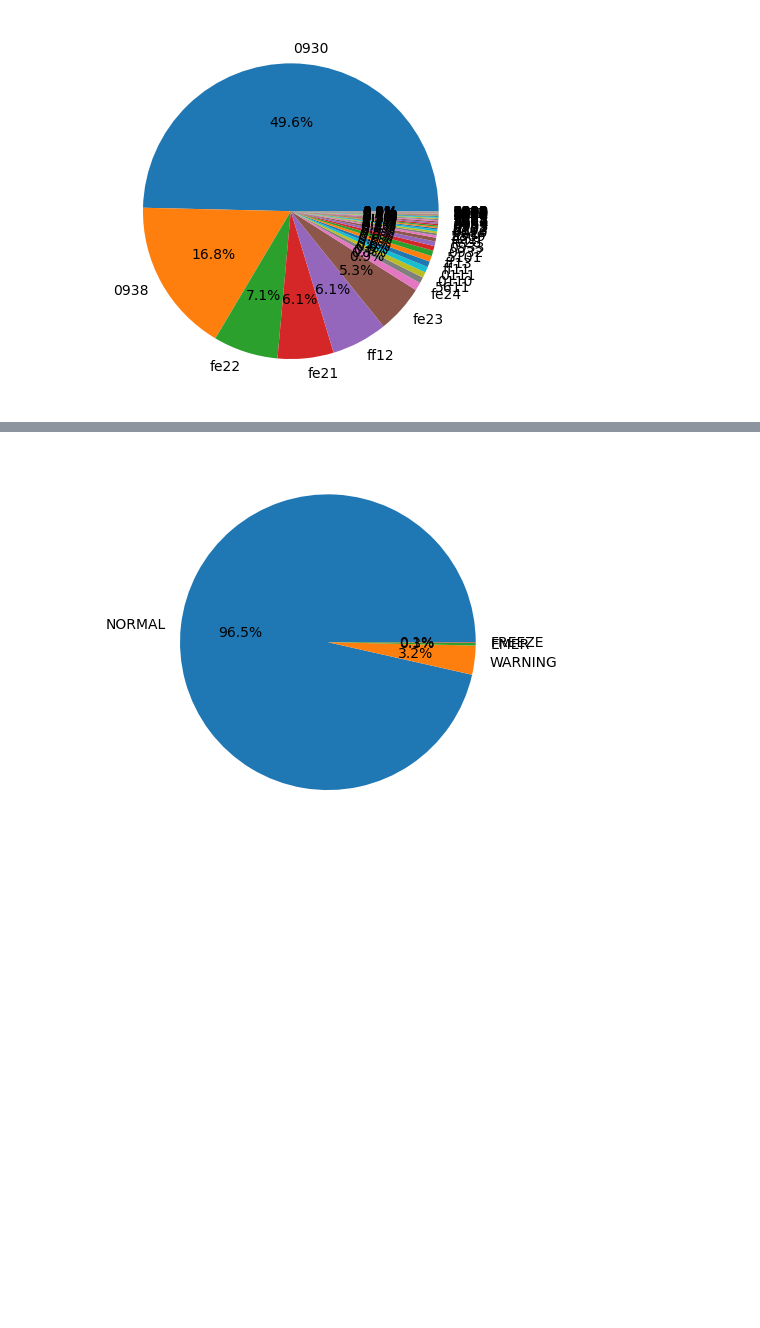
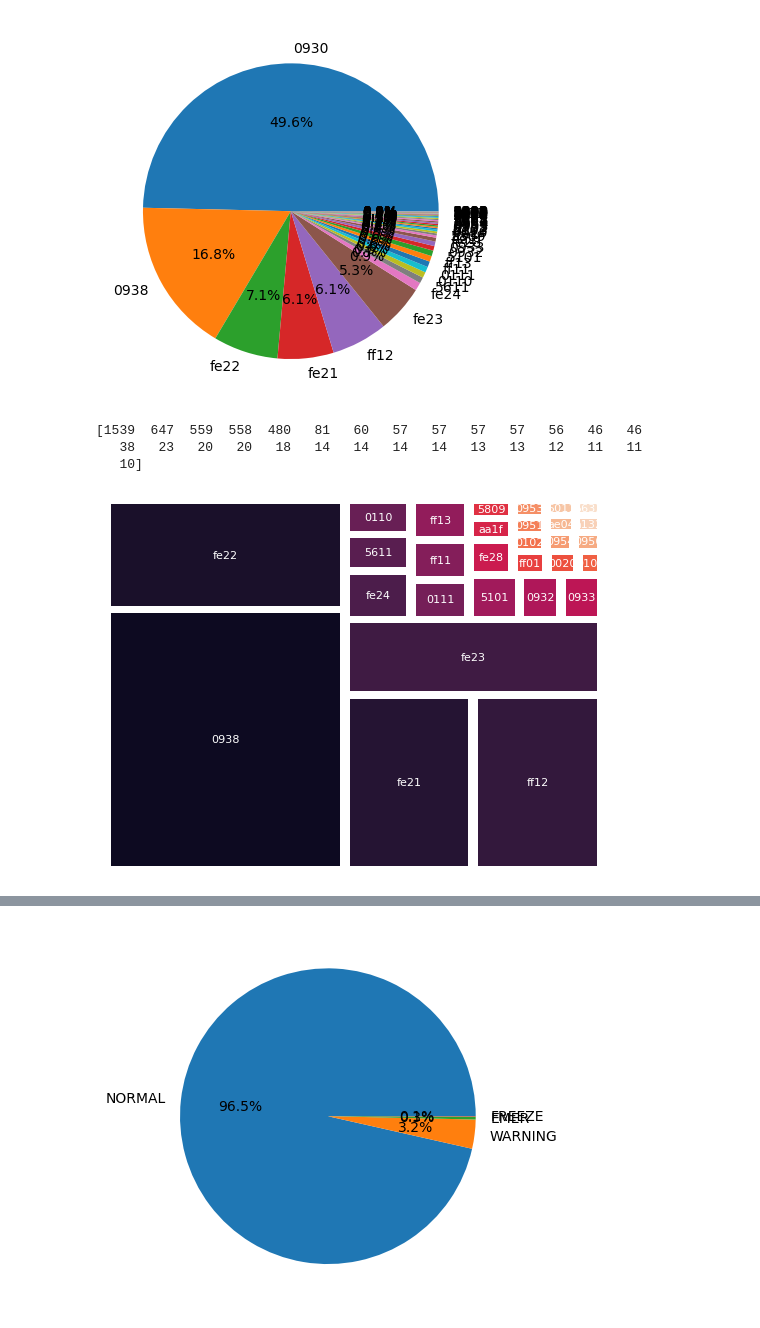
Before and after one commit to Brayam1998/log_maq, a Jupyter notebook: analisis_exploratorio/analisis_exploratorio.ipynb, the cells around one changed output, grey strips where cells are left out. Cells and saved outputs as stored; diff of their text form; code cells hidden in the pictures; blank space fills up the shorter version.

```diff
--- a/analisis_exploratorio/analisis_exploratorio.ipynb
+++ b/analisis_exploratorio/analisis_exploratorio.ipynb
@@ -88,5 +91,28 @@ ax.pie(valor, labels = grupos , autopct = '%1.1f%%')
 plt.show()
 # %% [output]
 [figure]
+# %%
+# Datos de muestra
+grupos =data["codigo_defecto"].value_counts().index
+valor =data["codigo_defecto"].value_counts().values
+values = valor[1:30]
+labels =  grupos[1:30]
+print(values)
+
+# Treemap
+sq.plot(sizes = values, label = labels,
+              pad = .6,
+              text_kwargs = {'fontsize': 8, 'color': 'white' },
+              color = sns.color_palette("rocket", len(values)))
+
+# Eliminar los ejes:
+plt.axis("off")
+
+plt.show()
+# %% [output]
+[1539  647  559  558  480   81   60   57   57   57   57   56   46   46
+   38   23   20   20   18   14   14   14   14   13   13   12   11   11
+   10]
+[figure, added]
 # %%
 # cuantas alertas de cada tipo tenemos
```
Also changed, not shown: parts of 5 cells of this notebook.
